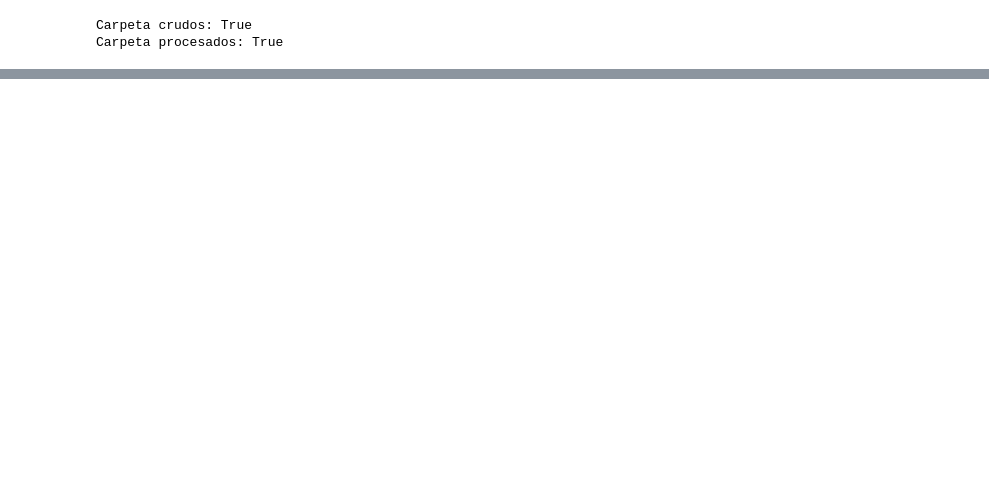
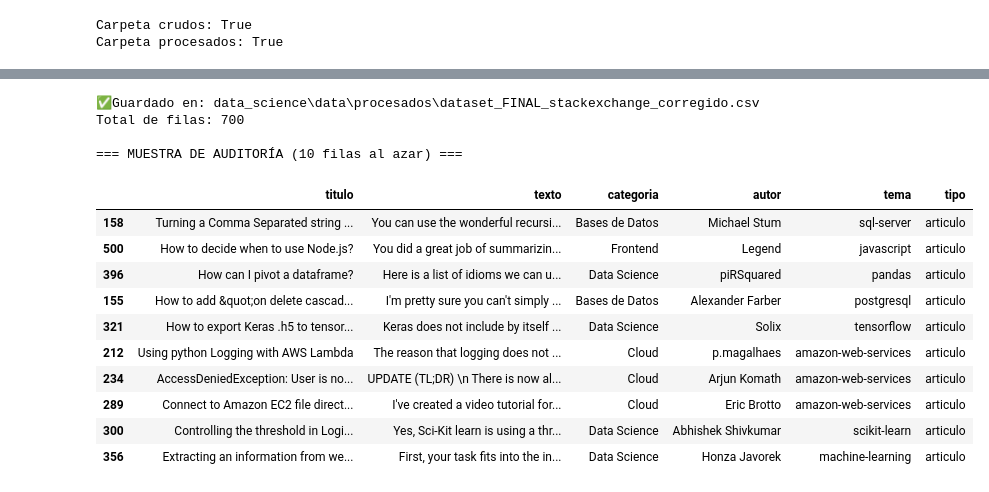
Before and after one commit to No-Country-simulation/G9-LATAM-Team-25, a Jupyter notebook: data_science/notebooks/04_exploracion_dataset_stackexchange.ipynb, the cells around one changed output, grey strips where cells are left out. Drawn from its saved outputs; the diff is of its cells as text; code cells hidden in the pictures; blank space fills up the shorter version.

```diff
--- a/data_science/notebooks/04_exploracion_dataset_stackexchange.ipynb
+++ b/data_science/notebooks/04_exploracion_dataset_stackexchange.ipynb
@@ -381,0 +348,5 @@ Total de filas: 2710
+# %%
+ids_respuestas_validas = df_completo["accepted_answer_id"].dropna().tolist()
+print("Cantidad de respuestas a traer:", len(ids_respuestas_validas))
+
+mapa_respuestas = buscar_respuestas(ids_respuestas_validas)
@@ -381,0 +384,3 @@ Total de filas: 2710
+# %%
+df_completo = df_completo[df_completo["texto"].notna()].reset_index(drop=True)
+print("Filas finales, con respuesta técnica real:", len(df_completo))
@@ -547,0 +424,12 @@ Name: count, dtype: int64
+# %%
+df_final = pd.DataFrame({
+    "titulo": df_completo["titulo"],
+    "texto": df_completo["texto"],
+    "categoria": df_completo["categoria_equipo"],
+    "autor": df_completo["autor"],
+    "tema": df_completo["tag_original"],
+    "tipo": "articulo"
+})
+
+print("Distribución antes de balancear:")
+print(df_final["categoria"].value_counts())
@@ -547,0 +447,16 @@ Name: count, dtype: int64
+# %%
+TOPE_POR_CATEGORIA = 100  # el número que veníamos manejando; confirmalo con el equipo antes de la entrega final
+
+df_final_balanceado = pd.concat([
+    grupo.sample(min(len(grupo), TOPE_POR_CATEGORIA), random_state=42)
+    for _, grupo in df_final.groupby("categoria")
+]).reset_index(drop=True)
+
+print("=== DISTRIBUCIÓN FINAL ===")
+print(df_final_balanceado["categoria"].value_counts())
+
+for categoria, cantidad in df_final_balanceado["categoria"].value_counts().items():
+    if cantidad < 30:
+        print(f"⚠️ ADVERTENCIA: '{categoria}' tiene {cantidad} registros (por debajo del mínimo de 30).")
+    else:
+        print(f"✅ '{categoria}': OK ({cantidad} registros)")
@@ -547,0 +481,25 @@ Name: count, dtype: int64
+# %%
+ruta_final = f'{CARPETA_PROCESADOS}/dataset_FINAL_stackexchange_corregido.csv'
+df_final_balanceado.to_csv(ruta_final, index=False)
+
+print("\n✅Guardado en:", Path(ruta_final).relative_to(project_root))
+print("Total de filas:", len(df_final_balanceado))
+
+print("\n=== MUESTRA DE AUDITORÍA (10 filas al azar) ===")
+df_final_balanceado.sample(10, random_state=42)
+# %% [output]
+✅Guardado en: data_science\data\procesados\dataset_FINAL_stackexchange_corregido.csv
+Total de filas: 700
+
+=== MUESTRA DE AUDITORÍA (10 filas al azar) ===
+|  | titulo | texto | categoria | autor | tema | tipo |
+| 158 | Turning a Comma Separated string ... | You can use the wonderful recursi... | Bases de Datos | Michael Stum | sql-server | articulo |
+| 500 | How to decide when to use Node.js? | You did a great job of summarizin... | Frontend | Legend | javascript | articulo |
+| 396 | How can I pivot a dataframe? | Here is a list of idioms we can u... | Data Science | piRSquared | pandas | articulo |
+| 155 | How to add &quot;on delete cascad... | I'm pretty sure you can't simply ... | Bases de Datos | Alexander Farber | postgresql | articulo |
+| 321 | How to export Keras .h5 to tensor... | Keras does not include by itself ... | Data Science | Solix | tensorflow | articulo |
+| 212 | Using python Logging with AWS Lambda | The reason that logging does not ... | Cloud | p.magalhaes | amazon-web-services | articulo |
+| 234 | AccessDeniedException: User is no... | UPDATE (TL;DR) \n There is now al... | Cloud | Arjun Komath | amazon-web-services | articulo |
+| 289 | Connect to Amazon EC2 file direct... | I've created a video tutorial for... | Cloud | Eric Brotto | amazon-web-services | articulo |
+| 300 | Controlling the threshold in Logi... | Yes, Sci-Kit learn is using a thr... | Data Science | Abhishek Shivkumar | scikit-learn | articulo |
+| 356 | Extracting an information from we... | First, your task fits into the in... | Data Science | Honza Javorek | machine-learning | articulo |
```
Also changed, not shown: parts of 49 cells of this notebook, 1 other file.
